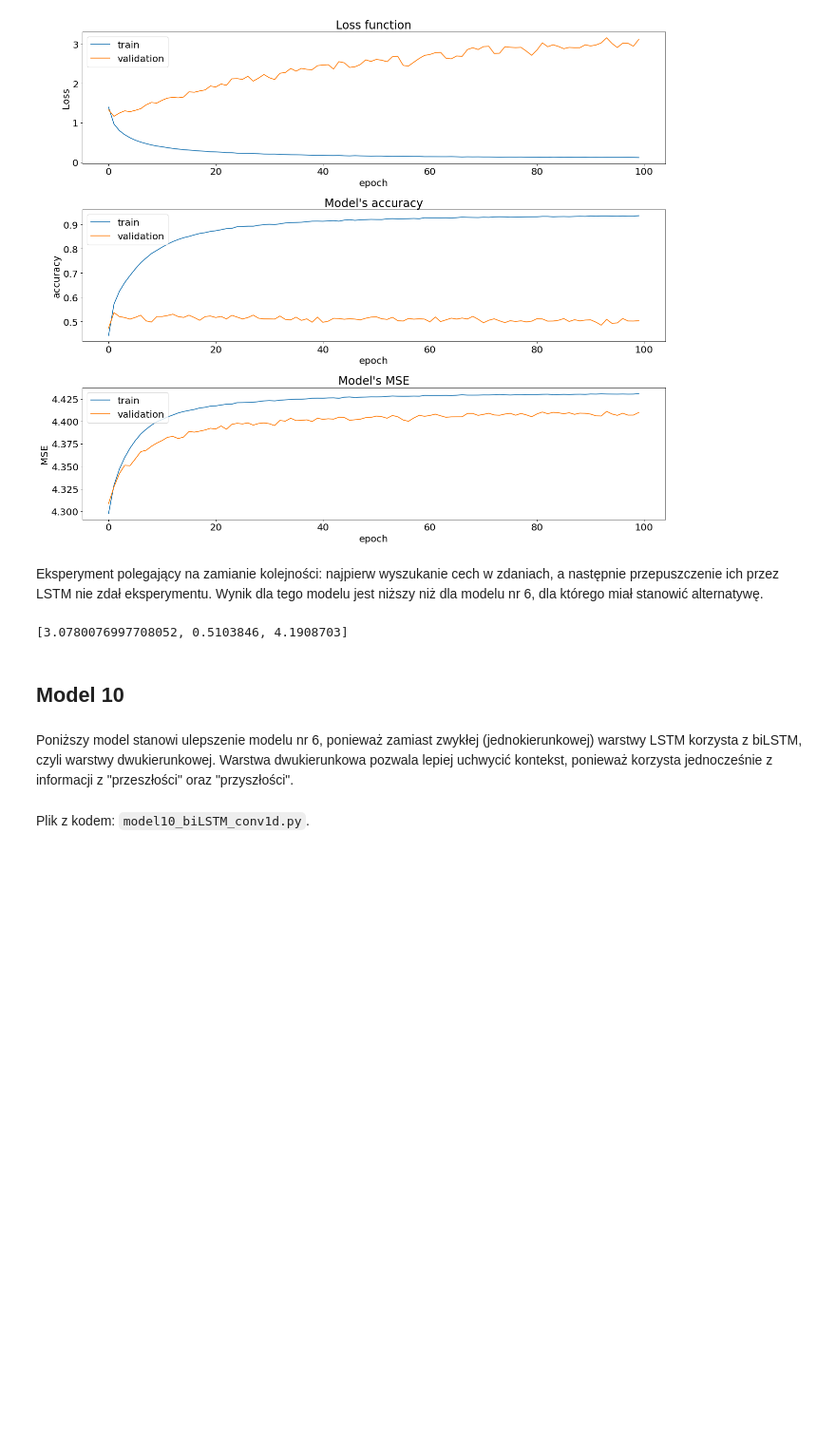
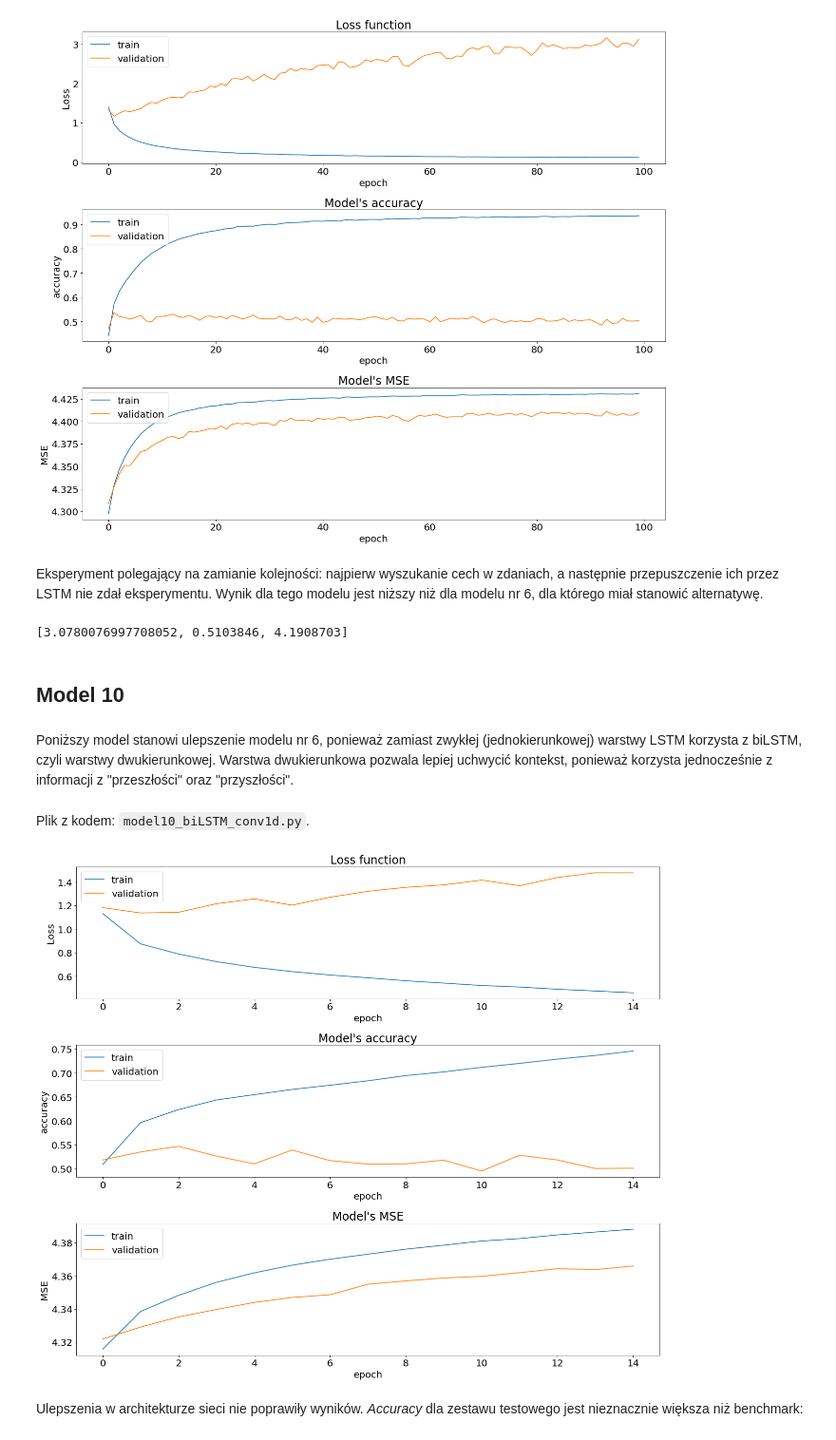
Before and after one commit to balkon16/IL_projekt_jeden_do_colab, a Jupyter notebook: rozwiązanie.ipynb, the cells around one changed output. Shown at 95% size. Saved outputs shown, nothing was run; the diff lists cells and outputs as text; code cells hidden in the pictures; blank space fills up the shorter version.

```diff
--- a/rozwiązanie.ipynb
+++ b/rozwiązanie.ipynb
@@ -896,3 +896,9 @@ Eksperyment polegający na zamianie kolejności: najpierw wyszukanie cech w zdan
 Poniższy model stanowi ulepszenie modelu nr 6, ponieważ zamiast zwykłej (jednokierunkowej) warstwy LSTM korzysta z biLSTM, czyli warstwy dwukierunkowej. Warstwa dwukierunkowa pozwala lepiej uchwycić kontekst, ponieważ korzysta jednocześnie z informacji z "przeszłości" oraz "przyszłości".
 # %% [markdown]
 Plik z kodem: `model10_biLSTM_conv1d.py`.
+# %%
+plots_from_history('model10_biLSTM_conv1d15_epochs_history.p')
+# %% [output]
+[figure, added]
+# %% [markdown]
+Ulepszenia w architekturze sieci nie poprawiły wyników. *Accuracy* dla zestawu testowego jest nieznacznie większa niż benchmark:
```
Also changed, not shown: parts of 21 cells of this notebook, 26 other files.
